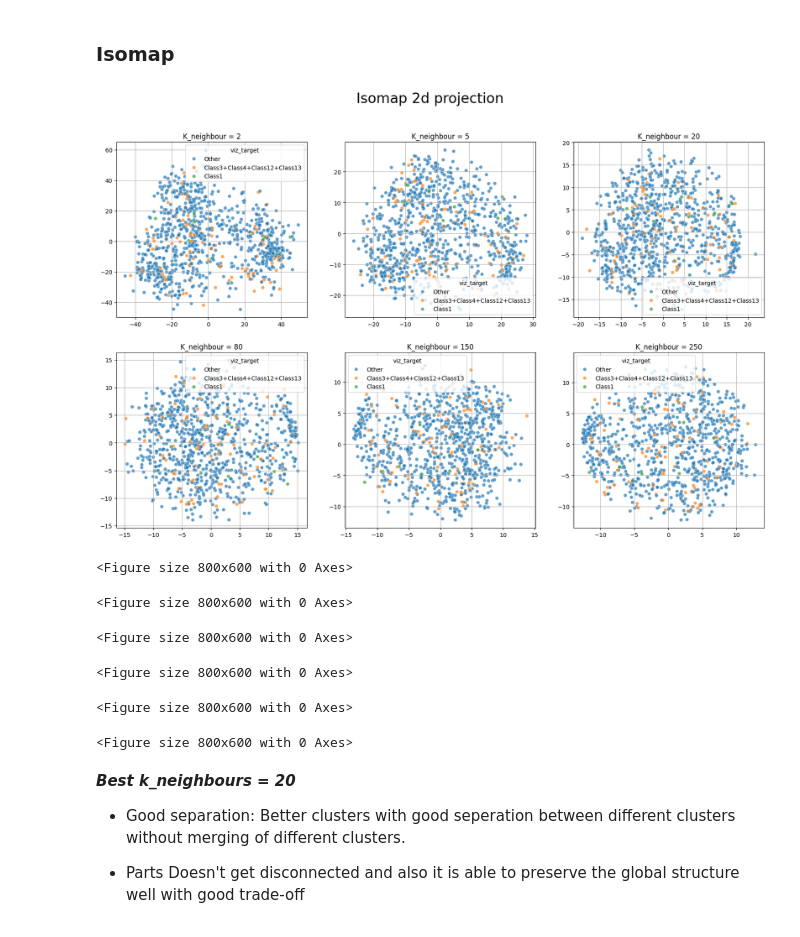
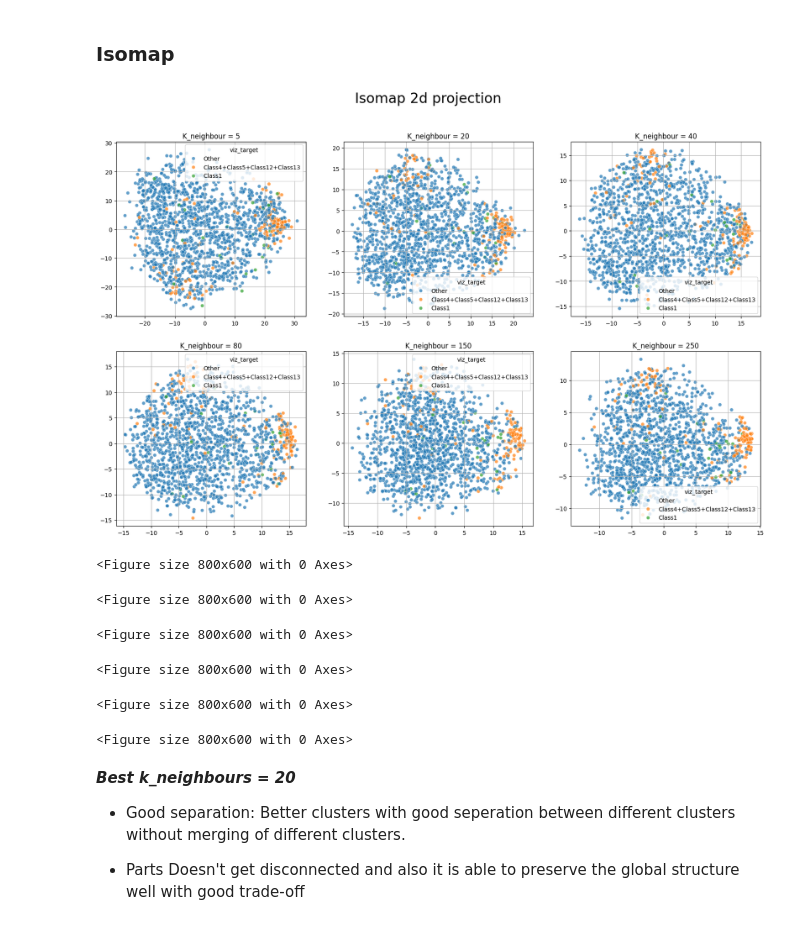
Before and after one commit to shiva-suryaiitm/DAL-A5, a Jupyter notebook: PH21B009_A5.ipynb, the cells around one changed output. Drawn from its saved outputs; the diff is of its cells as text; code cells hidden in the pictures.

```diff
--- a/PH21B009_A5.ipynb
+++ b/PH21B009_A5.ipynb
@@ -17,7 +17,7 @@ train_data = arff.loadarff('./yeast/yeast-train.arff')
 test_data = arff.loadarff("./yeast/yeast-test.arff")
 
 # test dataframe
-train_df = pd.DataFrame(test_data[0])
+train_df = pd.DataFrame(train_data[0])
 test_df = pd.DataFrame(test_data[0])
 
 # changing the y_label data
@@ -230,34 +230,33 @@ plt.show()
 # %%
 # Initialize Isomap
 
-k_neighbours = [2, 5, 20, 80, 150, 250]
+k_neighbours = [5, 20, 40, 80, 150, 250]
 
 fig, axes = plt.subplots(2, 3, figsize=(20, 12))
 axes = axes.flatten()
 plt.suptitle("Isomap 2d projection", size = 24)
 
 for i, k_n in enumerate(k_neighbours):
 
     isomap = Isomap(n_components=2, n_neighbors=k_n)
     X_iso = isomap.fit_transform(X_train_scaled)
 
     # Visualization
     plt.figure(figsize=(8,6))
     sns.scatterplot(
         x=X_iso[:,0], y=X_iso[:,1],
         hue=Y_train,
         palette="tab10",
         alpha=0.7,
         ax=axes[i]
     )
 
     axes[i].set_title(f"K_neighbour = {k_n}")
     axes[i].grid()
 
 plt.tight_layout()
-# plt.show()
 # %% [output]
-[figure, old version]
+[figure, new version]
 <Figure size 800x600 with 0 Axes>
 <Figure size 800x600 with 0 Axes>
 <Figure size 800x600 with 0 Axes>
```
Also changed, not shown: parts of 9 cells of this notebook.
